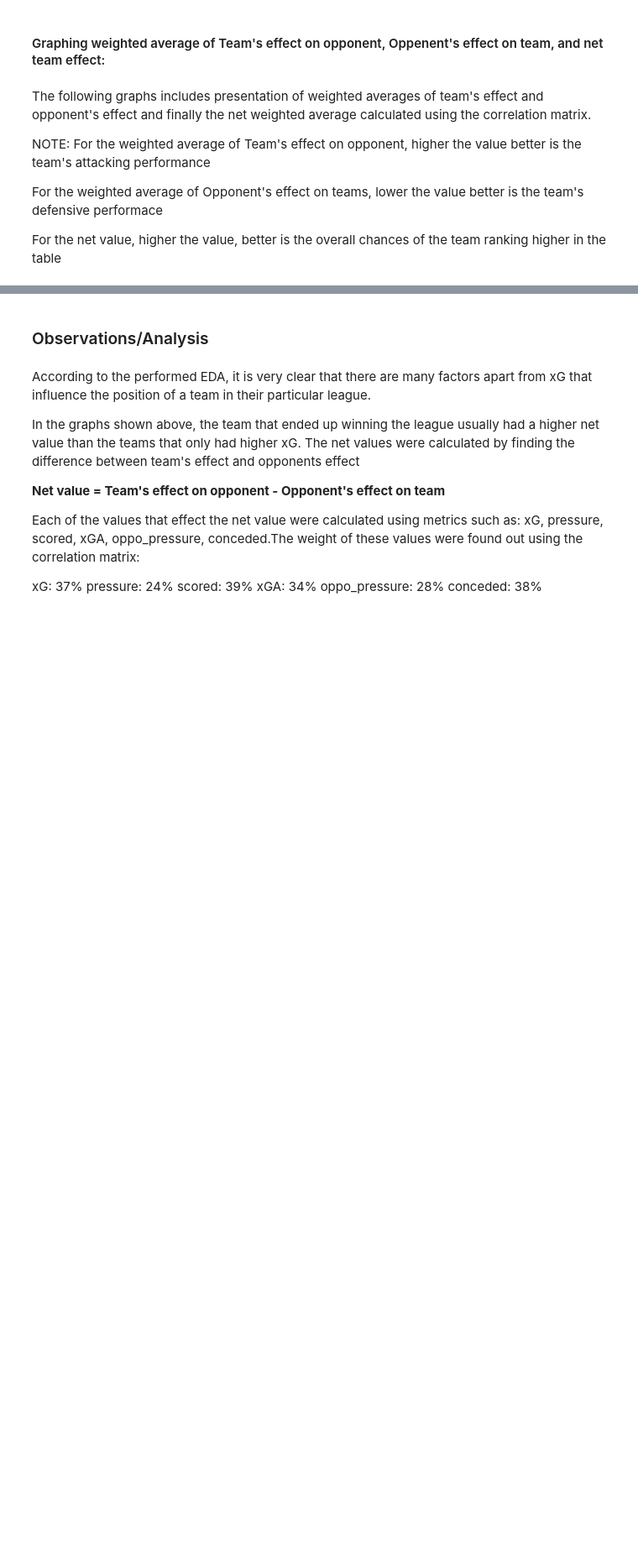
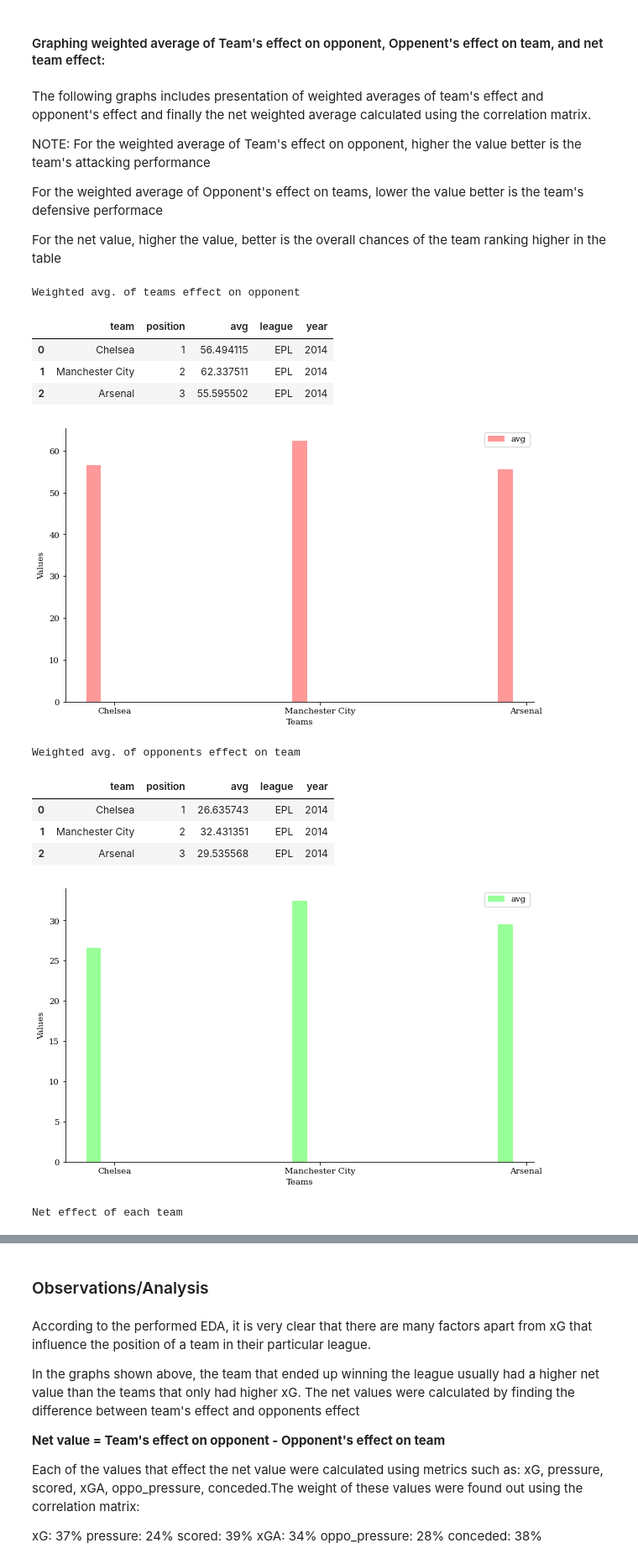
Before and after one commit to data301-2021-summer2/football-metrics-analysis, a Jupyter notebook: analysis/Final_Unified_Analysis.ipynb, the cells around one changed output, grey strips where cells are left out. Shown at 84% size. Cells and saved outputs as stored; diff of their text form; code cells hidden in the pictures; blank space fills up the shorter version.

```diff
--- a/analysis/Final_Unified_Analysis.ipynb
+++ b/analysis/Final_Unified_Analysis.ipynb
@@ -323,29 +383,41 @@ For the net value, higher the value, better is the overall chances of the team r
 # %%
 colors1 = ['#ff9999','#99ff99', '#B7C3F3']
 colors2 = ['#99ff99']
 colors3 = ['#B7C3F3']
 
 #method call to graph team's effect on opponent, opponent's effect on team and net effect of team
 df1=pf.weighted_avg_attack('EPL',2014, path)
 df2=df1.style.set_table_attributes("style='display:inline'").set_caption('Weighted avg. of team'+'s effect on opponent')
 display(df2)
 fig, ax = plt.subplots()
 pf.bar_plot(ax, df2, total_width=0.3, single_width=0.7, chart_value=3,colors=colors1)
-sns.despine()
 plt.show()
 
 df3=pf.weighted_avg_def('EPL',2014, path)
 df4=df3.style.set_caption('Weighted avg. of opponent'+'s effect on team')
 display(df4)
 fig, ax = plt.subplots()
 pf.bar_plot(ax, df4, total_width=0.3, single_width=0.7, chart_value=3,colors=colors2)
-sns.despine()
 plt.show()
 
 df4=pf.weighted_avg_net('EPL',2014, path)
 df5=df4.style.set_table_attributes("style='display:inline'").set_caption('Net effect of each team')
 display(df5)
 fig, ax = plt.subplots()
 pf.bar_plot(ax, df5, total_width=0.3, single_width=0.7, chart_value=3,colors=colors3)
 sns.despine()
 plt.show()
+# %% [output]
+Weighted avg. of teams effect on opponent
+|  | team | position | avg | league | year |
+| 0 | Chelsea | 1 | 56.494115 | EPL | 2014 |
+| 1 | Manchester City | 2 | 62.337511 | EPL | 2014 |
+| 2 | Arsenal | 3 | 55.595502 | EPL | 2014 |
+[figure, added]
+Weighted avg. of opponents effect on team
+|  | team | position | avg | league | year |
+| 0 | Chelsea | 1 | 26.635743 | EPL | 2014 |
+| 1 | Manchester City | 2 | 32.431351 | EPL | 2014 |
+| 2 | Arsenal | 3 | 29.535568 | EPL | 2014 |
+[figure, added]
+Net effect of each team
```
Also changed, not shown: parts of 16 cells of this notebook, 5 other files.
